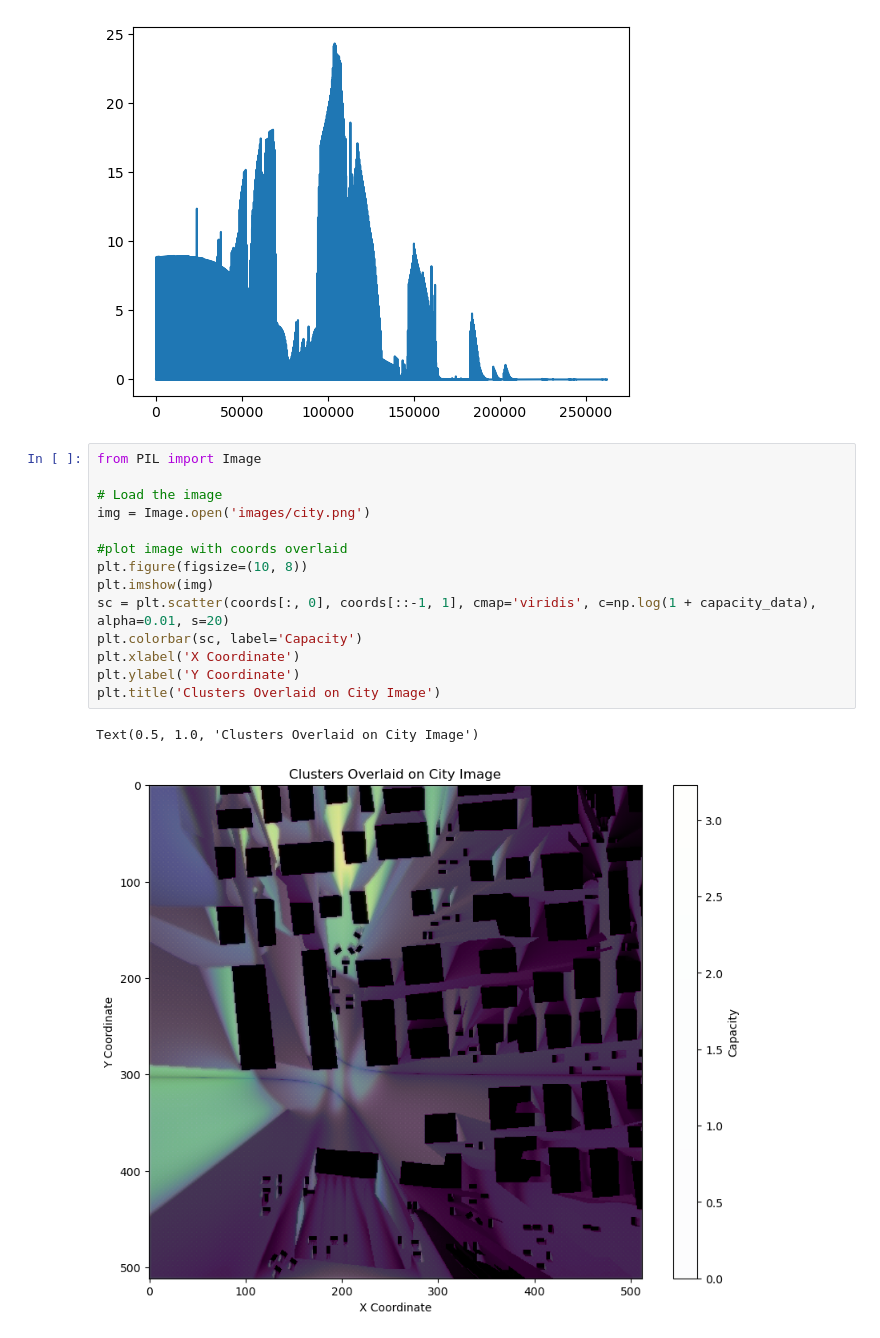
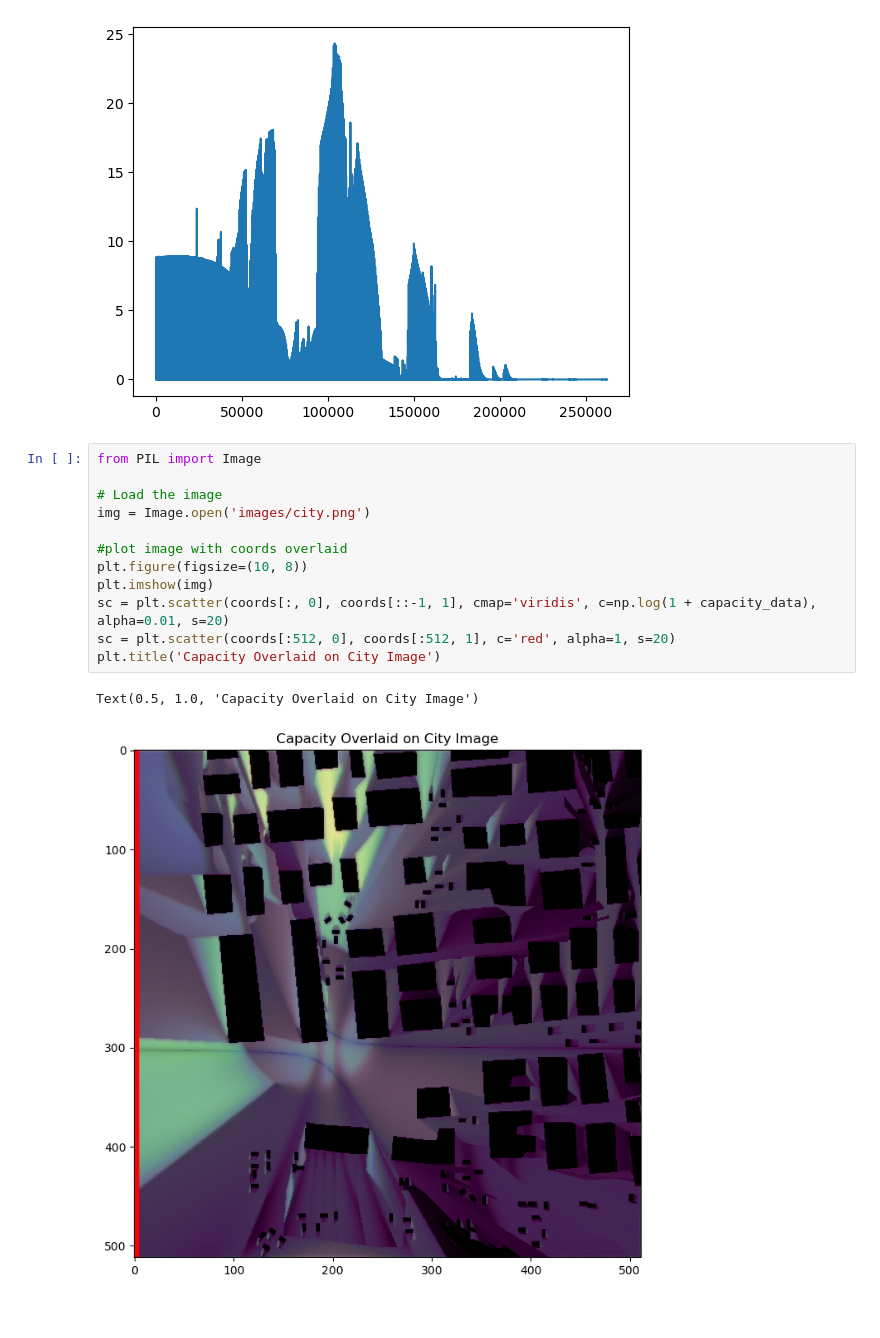
Before and after one commit to bencekaszas/ITT23-MIMO-processing, a Jupyter notebook: clustering.ipynb, the cells around one changed output. Cells and saved outputs as stored; diff of their text form.

```diff
--- a/clustering.ipynb
+++ b/clustering.ipynb
@@ -168,17 +168,15 @@ plt.plot(capacity_data)
 # %%
 from PIL import Image
 
 # Load the image
 img = Image.open('images/city.png')
 
 #plot image with coords overlaid
 plt.figure(figsize=(10, 8))
 plt.imshow(img)
 sc = plt.scatter(coords[:, 0], coords[::-1, 1], cmap='viridis', c=np.log(1 + capacity_data), alpha=0.01, s=20)
-plt.colorbar(sc, label='Capacity')
-plt.xlabel('X Coordinate')
-plt.ylabel('Y Coordinate')
-plt.title('Clusters Overlaid on City Image')
+sc = plt.scatter(coords[:512, 0], coords[:512, 1], c='red', alpha=1, s=20)
+plt.title('Capacity Overlaid on City Image')
 # %% [output]
-Text(0.5, 1.0, 'Clusters Overlaid on City Image')
+Text(0.5, 1.0, 'Capacity Overlaid on City Image')
-[figure, old version]
+[figure, new version]
```
Also changed, not shown: parts of 7 cells of this notebook, 5 other files.
